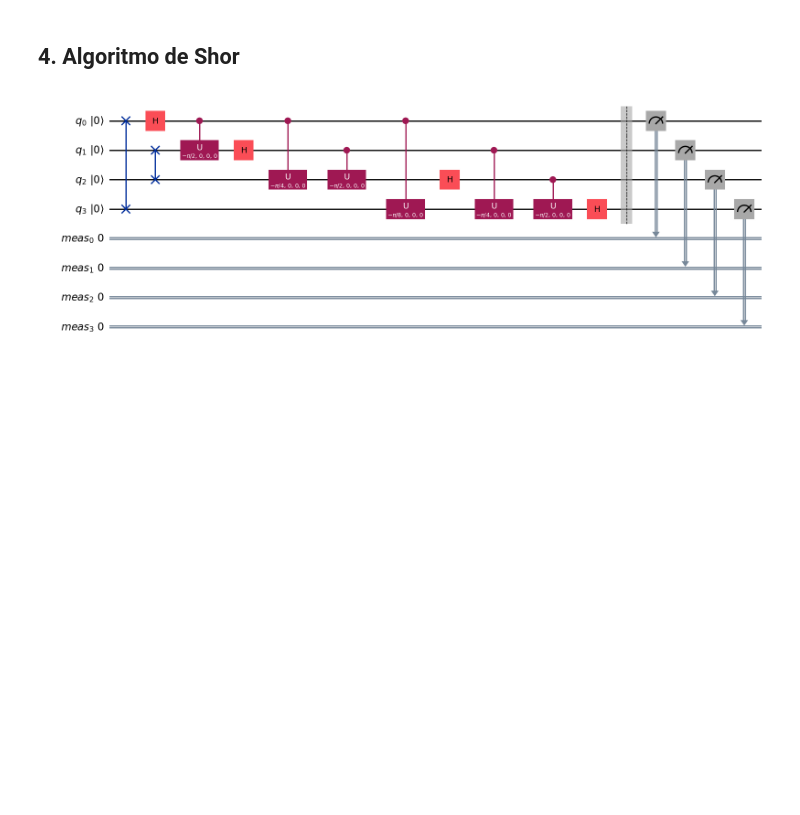
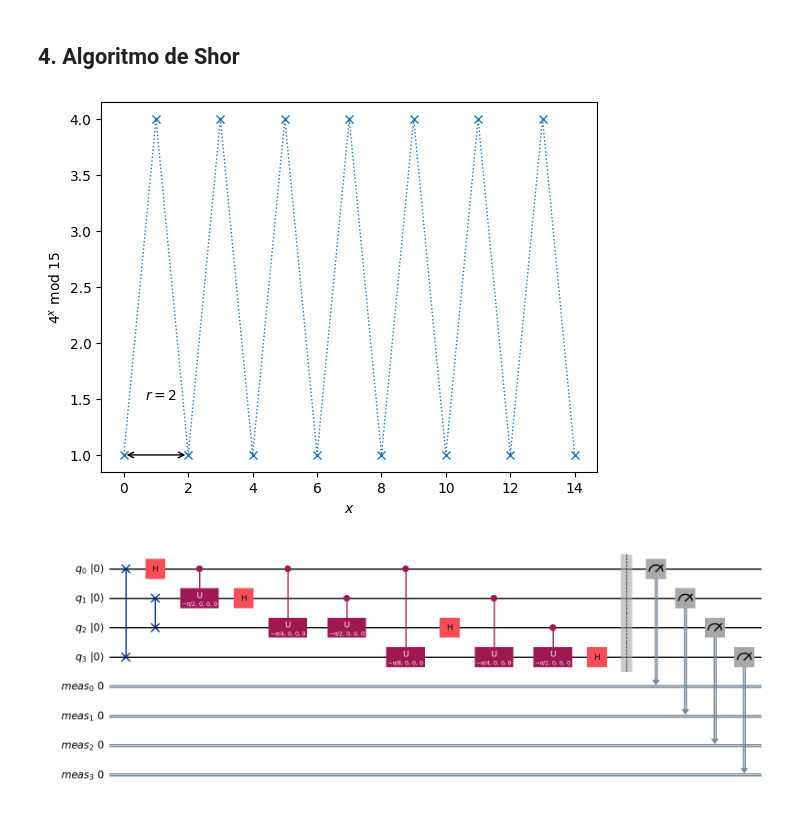
Before and after one commit to AlbertoJOR/tutorialQiskit, a Jupyter notebook: tutorial.ipynb, the cells around one changed output. Drawn from its saved outputs; the diff is of its cells as text; code cells hidden in the pictures; blank space fills up the shorter version.

```diff
--- a/tutorial.ipynb
+++ b/tutorial.ipynb
@@ -205 +206,21 @@ qc_transpiled.draw(**draw_kwargs)
+# %%
+N = 15
+base = 4
+
+# valores
+xvals = np.arange(N)
+yvals = [np.mod(base**x, N) for x in xvals]
+
+fig, ax = plt.subplots()
+ax.plot(xvals, yvals, linewidth=1, linestyle='dotted', marker='x')
+ax.set(xlabel='$x$', ylabel=f'${base}^x$ mod ${N}$')
+try: # encontrar el periodo cuando es 1
+    r = yvals[1:].index(1) + 1
+    plt.annotate('', xy=(0,1), xytext=(r,1),
+                 arrowprops=dict(arrowstyle='<->'))
+    plt.annotate(f'$r={r}$', xy=(r/3,1.5))
+except ValueError:
+    print('No ha periodo, a no tiene factores con N')
+# %% [output]
+[figure, added]
 # %%
```
Also changed, not shown: parts of 15 cells of this notebook.
